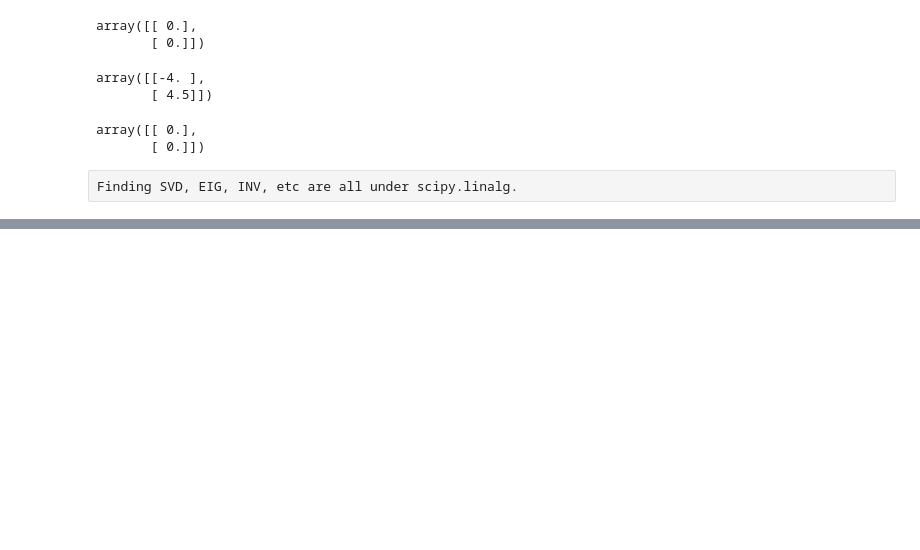
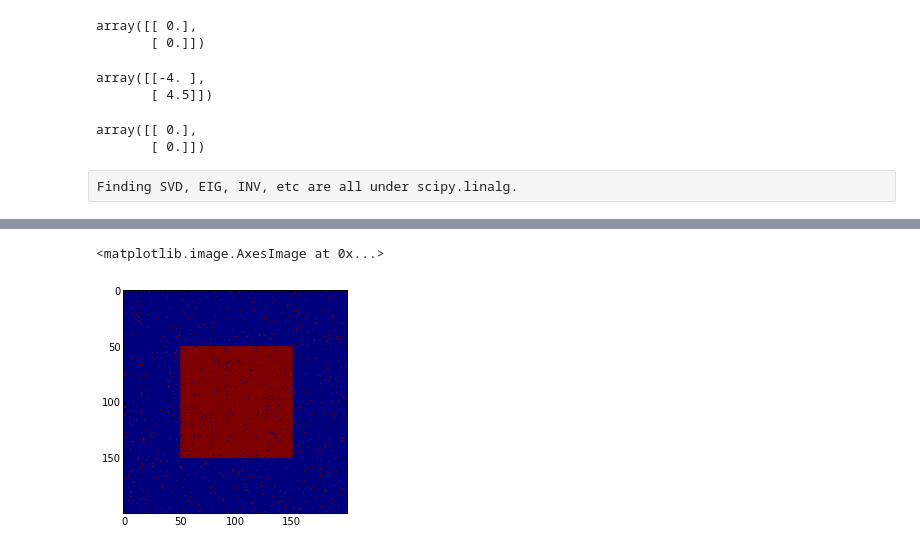
Before and after one commit to Garyfallidis/meta_didaktoriko, a Jupyter notebook: Sherbrooke_numpy_seminar_2014/course/Numpy and Scipy.ipynb, the cells around one changed output, grey strips where cells are left out. Cells and saved outputs as stored; diff of their text form; code cells hidden in the pictures; blank space fills up the shorter version.

```diff
--- a/Sherbrooke_numpy_seminar_2014/course/Numpy and Scipy.ipynb
+++ b/Sherbrooke_numpy_seminar_2014/course/Numpy and Scipy.ipynb
@@ -914,0 +1008,5 @@ optimize.fmin_slsqp?
+# %%
+imshow(mask)
+# %% [output]
+<matplotlib.image.AxesImage at 0x...>
+[figure, added]
```
Also changed, not shown: parts of 42 cells of this notebook, 5 other files.
